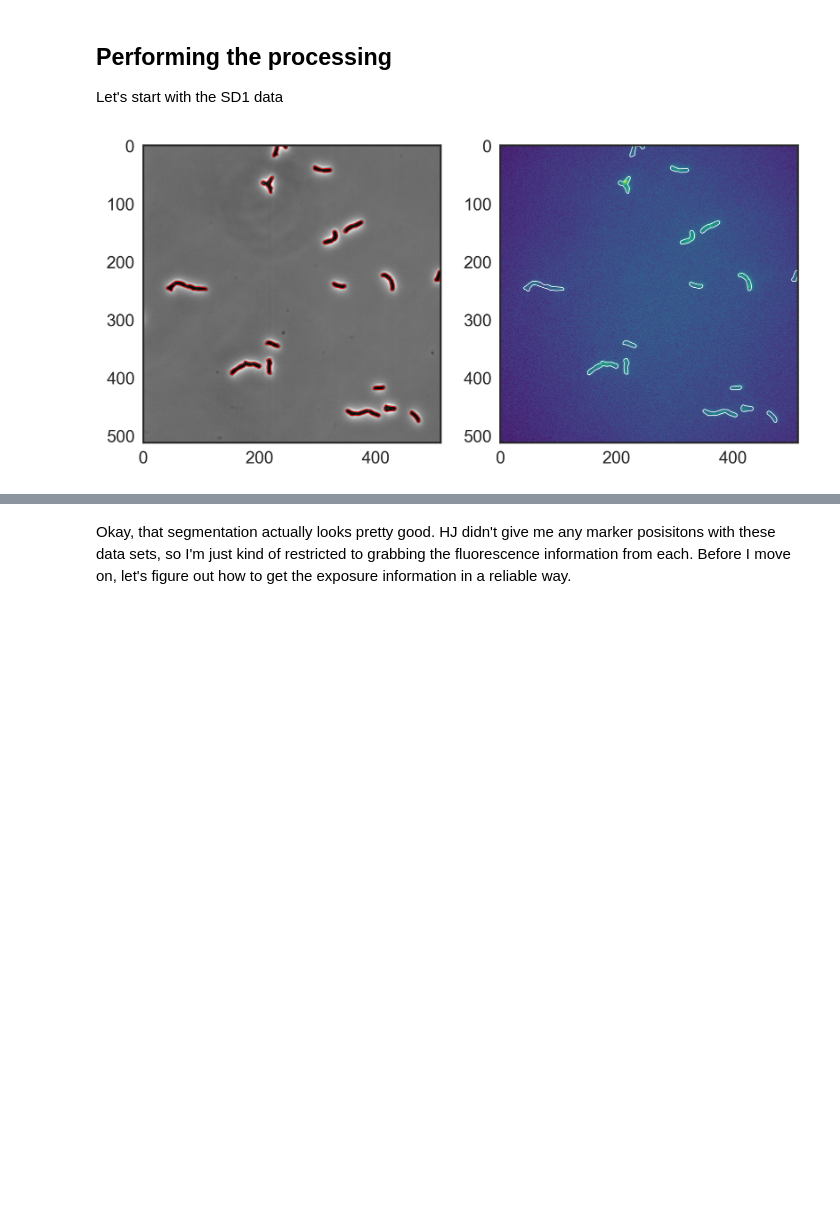
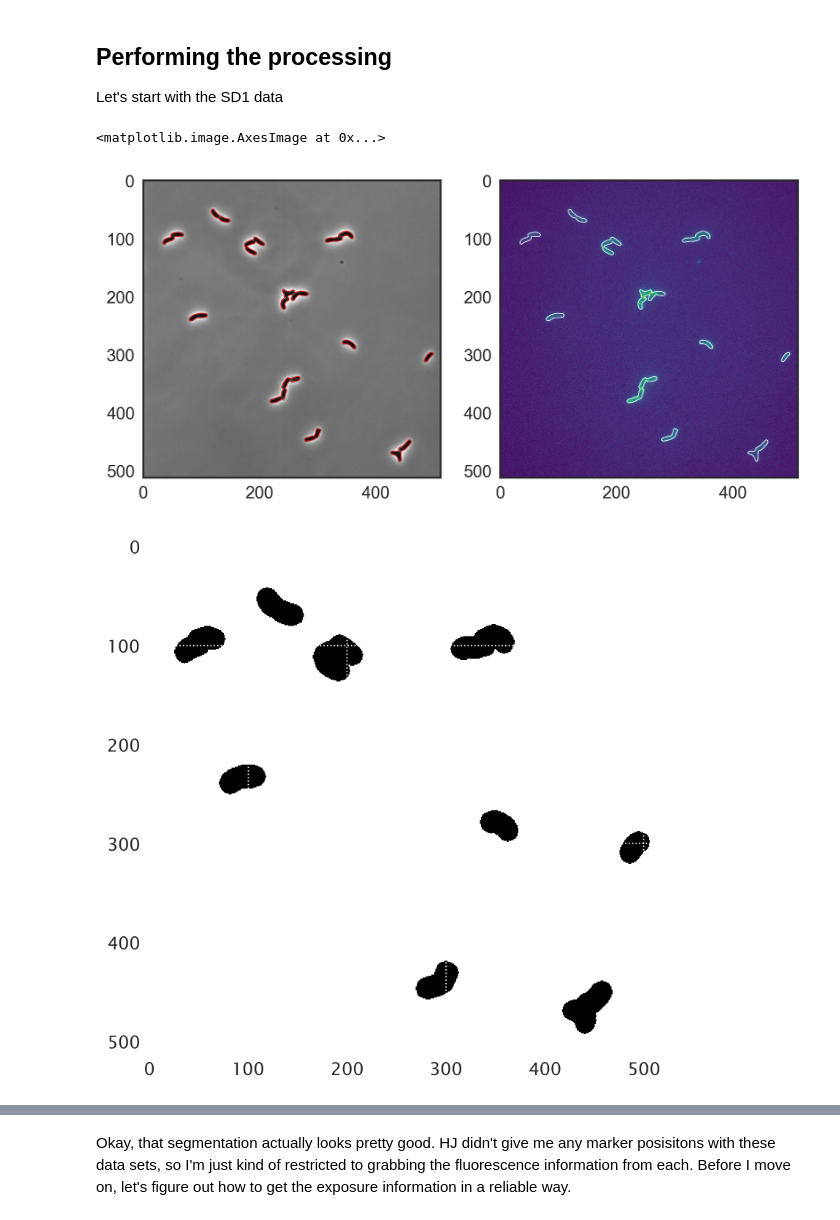
Before and after one commit to RPGroup-PBoC/mscl_survival, a Jupyter notebook: processing_through_201707.ipynb, the cells around one changed output, grey strips where cells are left out. Cells and saved outputs as stored; diff of their text form; code cells hidden in the pictures; blank space fills up the shorter version.

```diff
--- a/processing_through_201707.ipynb
+++ b/processing_through_201707.ipynb
@@ -503,23 +503,34 @@ def show_connections(fname, image, data, title=None, bar_length=10,
 Let's start with the SD1 data
 # %%
 # Grab all of the image files for SD1.
-data_dir = '/Users/gchure/Dropbox/mscl_data/'
-sd1_files = glob.glob(data_dir + 'sd1/*/*/*.tif')
+data_dir = 'data/images/'
+sd0_bf_files = glob.glob(data_dir + 'sd0/*/*/*/*Brightfield*.tif')
+sd0_gfp_files = glob.glob(data_dir + 'sd0/*/*/*/*GFP*.tif')
 
-# Make sure everything is working OK with a single image file.
-im = skimage.io.imread(sd1_files[4])
-im_phase = im[0]
-im_gfp = im[1]
+# # Make sure everything is working OK with a single image file.
+
+im_phase = skimage.io.imread(sd0_bf_files[0])
+im_gfp = skimage.io.imread(sd0_gfp_files[0])
 
 # Pass the phase image through the contour segmentation function.
 conts, im_seg = contour_seg(im_phase, return_conts=True)
 
 with sns.axes_style('white'):
     fig, ax = plt.subplots(1, 2)
     ax[0].imshow(im_phase, cmap=plt.cm.Greys_r)
     ax[1].imshow(im_gfp, cmap='viridis')
     for c in conts:
         ax[1].plot(c[:,1], c[:,0], 'w-', lw=0.5)
         ax[0].plot(c[:,1], c[:,0], 'r', lw=0.5)
+
+
+# Perform an ad-hoc bg subtraction.
+obj = im_seg > 0
+obj_dil = skimage.morphology.dilation(obj, selem=skimage.morphology.disk(8))
+inv_seg = obj_dil < 1
+fig, ax = plt.subplots(1,1)
+plt.imshow(inv_seg, cmap=plt.cm.Greys_r)
 # %% [output]
+<matplotlib.image.AxesImage at 0x...>
-[figure, old version]
+[figure, new version]
+[figure, added]
```
Also changed, not shown: parts of 10 cells of this notebook.
